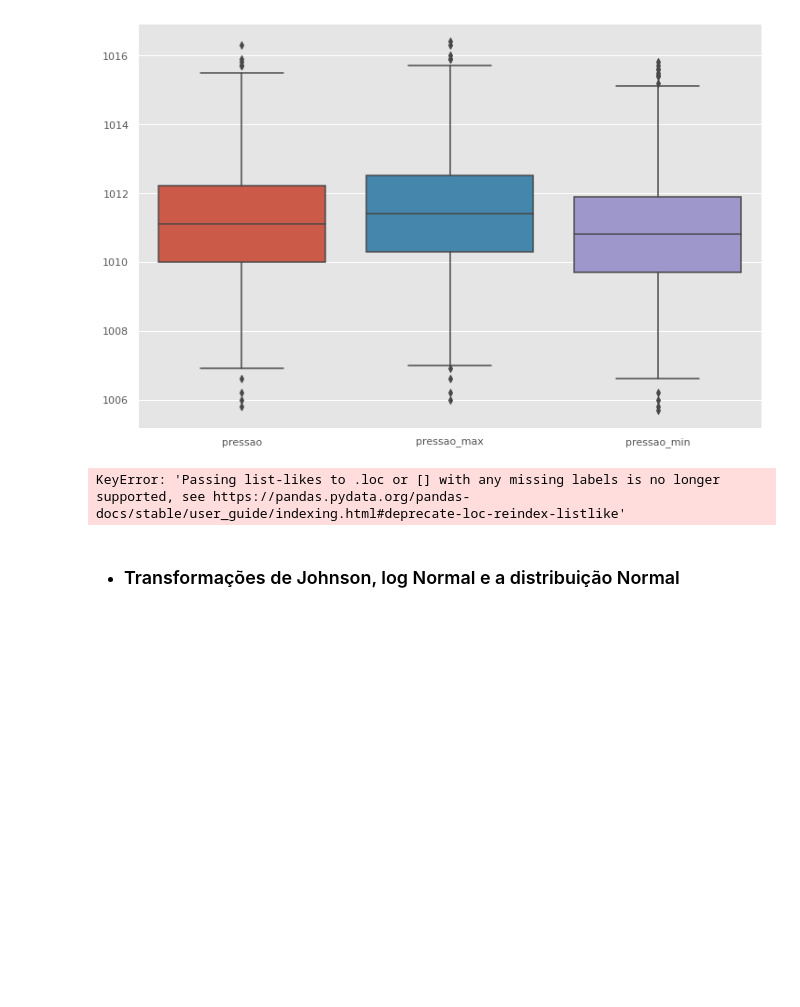
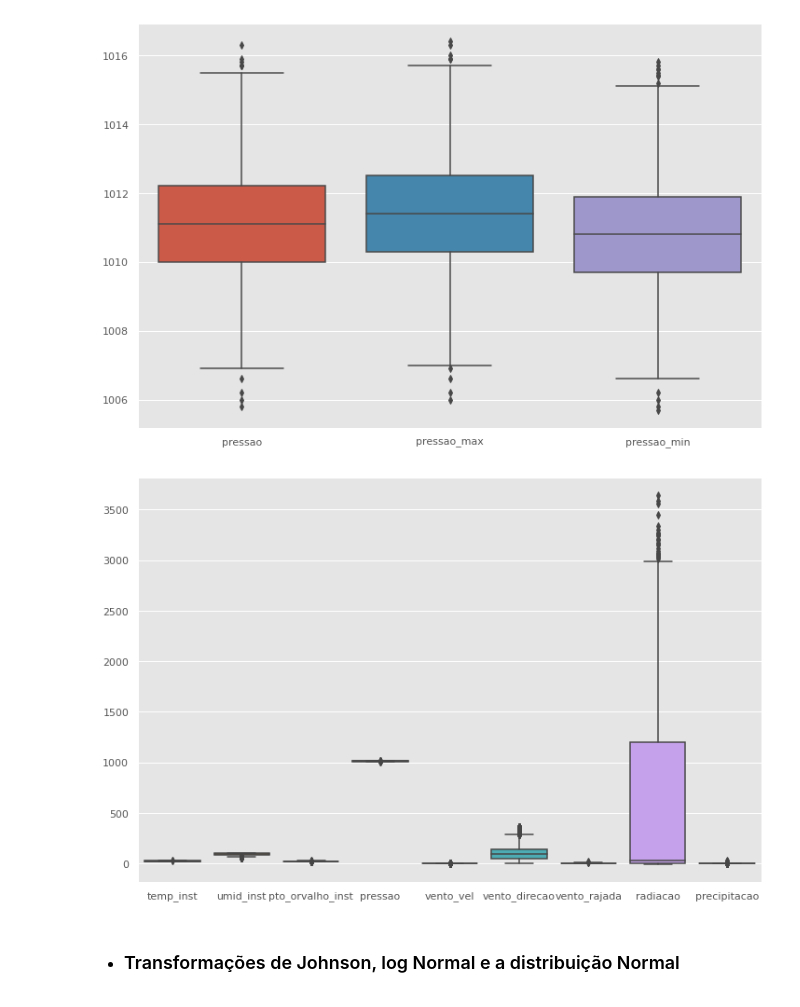
Before and after one commit to Douglas-cc/metereologia_amapa, a Jupyter notebook: src/EDA-Porto Grande.ipynb, the cells around one changed output. Saved outputs shown, nothing was run; the diff lists cells and outputs as text; code cells hidden in the pictures; blank space fills up the shorter version.

```diff
--- a/src/EDA-Porto Grande.ipynb
+++ b/src/EDA-Porto Grande.ipynb
@@ -403,13 +403,16 @@ sns.boxplot(data=portogrande.loc[:,["pressao", "pressao_max","pressao_min"]]);
 # %%
 # visão de geral
 
-features = ["temp_ins", "umid_inst", "pto_orvalho_inst",
+features = ["temp_inst", "umid_inst", "pto_orvalho_inst",
             "pressao", "vento_vel", "vento_direcao",
             "vento_rajada", "radiacao","precipitacao"]
 
+plt.subplots(figsize=(12, 8))
+
+
 sns.boxplot(data=portogrande.loc[:, features]);
 # %% [output]
-KeyError: 'Passing list-likes to .loc or [] with any missing labels is no longer supported, see https://pandas.pydata.org/pandas-docs/stable/user_guide/indexing.html#deprecate-loc-reindex-listlike'
+[figure, added]
 # %% [markdown]
 - ### Transformações de Johnson, log Normal e a distribuição Normal
 # %%
```
Also changed, not shown: parts of 12 cells of this notebook, 5 other files.
